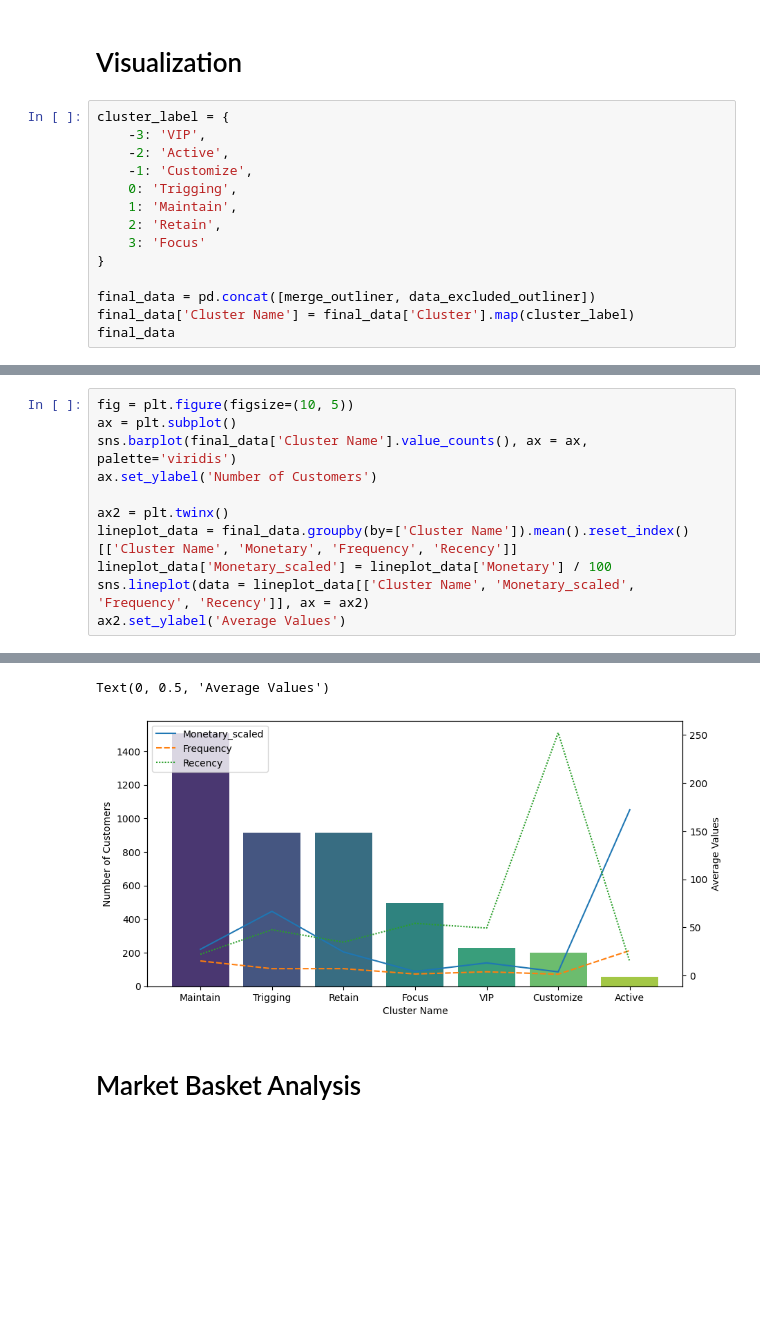
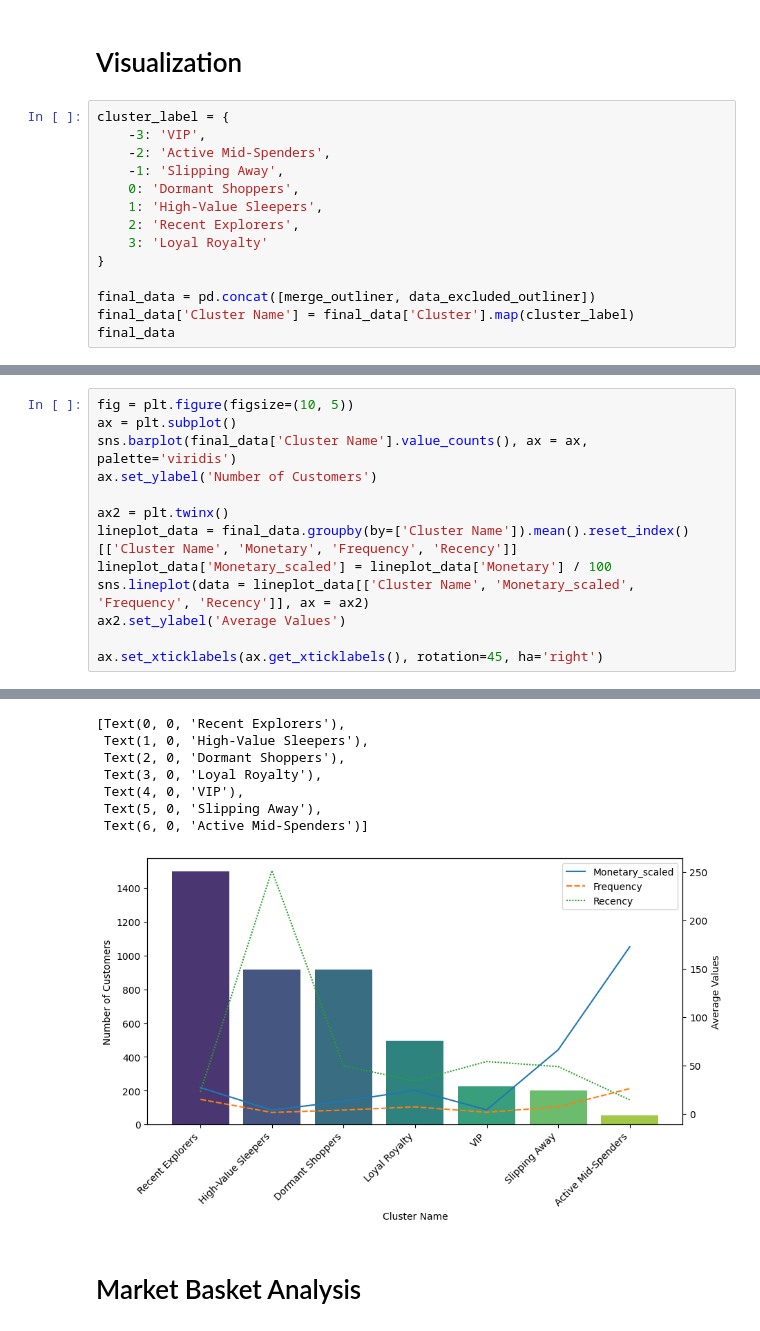
Before and after one commit to leahuynh01/Customer-Segmentation-Online-Retail, a Jupyter notebook: Notebook.ipynb, the cells around one changed output, grey strips where cells are left out. Drawn from its saved outputs; the diff is of its cells as text; blank space fills up the shorter version.

```diff
--- a/Notebook.ipynb
+++ b/Notebook.ipynb
@@ -837,12 +842,12 @@ Blue violin plot represent the whole data. We use it to compare to each cluster
 # %%
 cluster_label = {
     -3: 'VIP',
-    -2: 'Active',
-    -1: 'Customize',
-    0: 'Trigging',
-    1: 'Maintain',
-    2: 'Retain',
-    3: 'Focus'
+    -2: 'Active Mid-Spenders',
+    -1: 'Slipping Away',
+    0: 'Dormant Shoppers',
+    1: 'High-Value Sleepers',
+    2: 'Recent Explorers',
+    3: 'Loyal Royalty'
 }
 
 final_data = pd.concat([merge_outliner, data_excluded_outliner])
@@ -877,20 +882,28 @@ Name: count, dtype: int64
 # %%
 fig = plt.figure(figsize=(10, 5))
 ax = plt.subplot()
 sns.barplot(final_data['Cluster Name'].value_counts(), ax = ax, palette='viridis')
 ax.set_ylabel('Number of Customers')
 
 ax2 = plt.twinx()
 lineplot_data = final_data.groupby(by=['Cluster Name']).mean().reset_index()[['Cluster Name', 'Monetary', 'Frequency', 'Recency']]
 lineplot_data['Monetary_scaled'] = lineplot_data['Monetary'] / 100
 sns.lineplot(data = lineplot_data[['Cluster Name', 'Monetary_scaled', 'Frequency', 'Recency']], ax = ax2)
 ax2.set_ylabel('Average Values')
+
+ax.set_xticklabels(ax.get_xticklabels(), rotation=45, ha='right')
 # %% [output]
 Passing `palette` without assigning `hue` is deprecated and will be removed in v0.14.0. Assign the `x` variable to `hue` and set `legend=False` for the same effect.
 
   sns.barplot(final_data['Cluster Name'].value_counts(), ax = ax, palette='viridis')
-Text(0, 0.5, 'Average Values')
+[Text(0, 0, 'Recent Explorers'),
+ Text(1, 0, 'High-Value Sleepers'),
+ Text(2, 0, 'Dormant Shoppers'),
+ Text(3, 0, 'Loyal Royalty'),
+ Text(4, 0, 'VIP'),
+ Text(5, 0, 'Slipping Away'),
+ Text(6, 0, 'Active Mid-Spenders')]
-[figure, old version]
+[figure, new version]
 # %% [markdown]
 # Market Basket Analysis
 # %%
```
Also changed, not shown: parts of 39 cells of this notebook, 1 other file.
